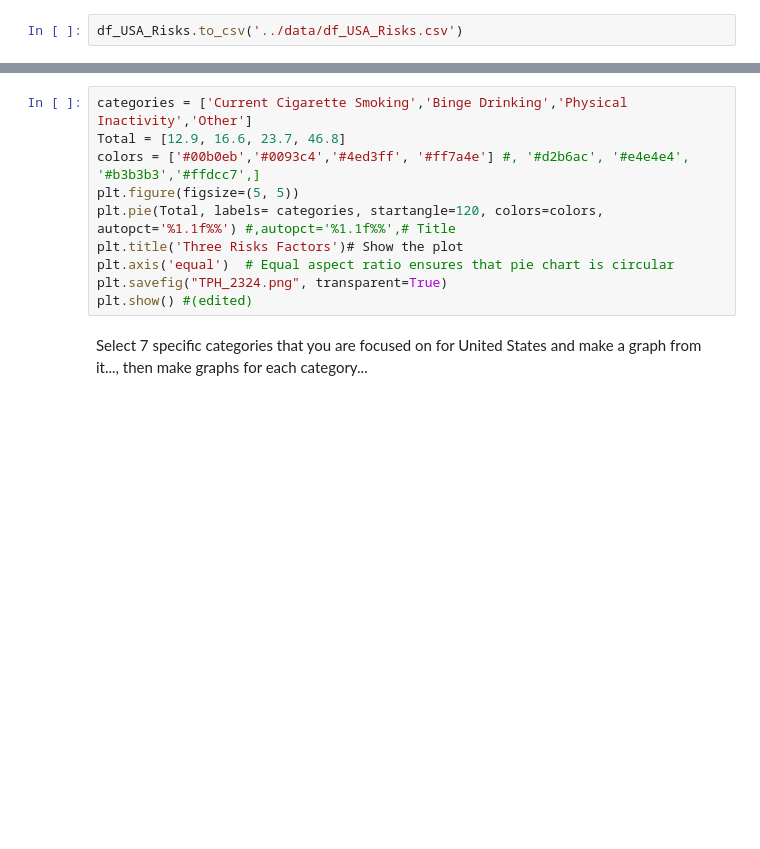
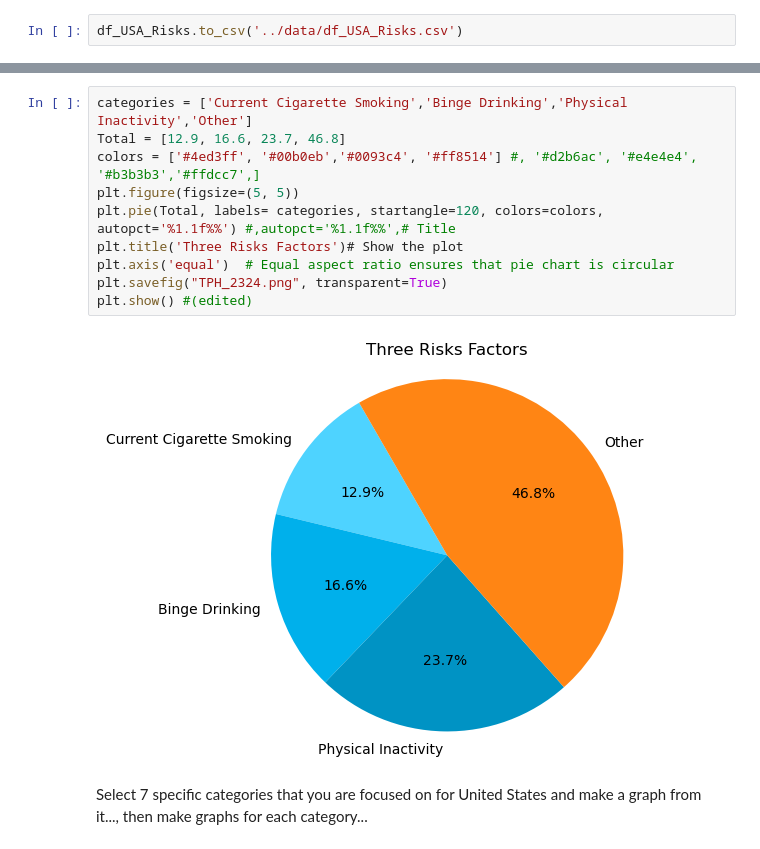
Before and after one commit to Lyduska/Better_Health, a Jupyter notebook: notebook/Better_health.ipynb, the cells around one changed output, grey strips where cells are left out. Drawn from its saved outputs; the diff is of its cells as text; blank space fills up the shorter version.

```diff
--- a/notebook/Better_health.ipynb
+++ b/notebook/Better_health.ipynb
@@ -93,13 +282,15 @@ df_USA_Risks
 # %%
 categories = ['Current Cigarette Smoking','Binge Drinking','Physical Inactivity','Other']
 Total = [12.9, 16.6, 23.7, 46.8]
-colors = ['#00b0eb','#0093c4','#4ed3ff', '#ff7a4e'] #, '#d2b6ac', '#e4e4e4', '#b3b3b3','#ffdcc7',]
+colors = ['#4ed3ff', '#00b0eb','#0093c4', '#ff8514'] #, '#d2b6ac', '#e4e4e4', '#b3b3b3','#ffdcc7',]
 plt.figure(figsize=(5, 5))
 plt.pie(Total, labels= categories, startangle=120, colors=colors, autopct='%1.1f%%') #,autopct='%1.1f%%',# Title
 plt.title('Three Risks Factors')# Show the plot
 plt.axis('equal')  # Equal aspect ratio ensures that pie chart is circular
 plt.savefig("TPH_2324.png", transparent=True)
 plt.show() #(edited)
+# %% [output]
+[figure, added]
 # %% [markdown]
 Select 7 specific categories that you are focused on for United States and make a graph from it..., then make graphs for each category...
 # %%
```
Also changed, not shown: parts of 159 cells of this notebook, 1 other file.
